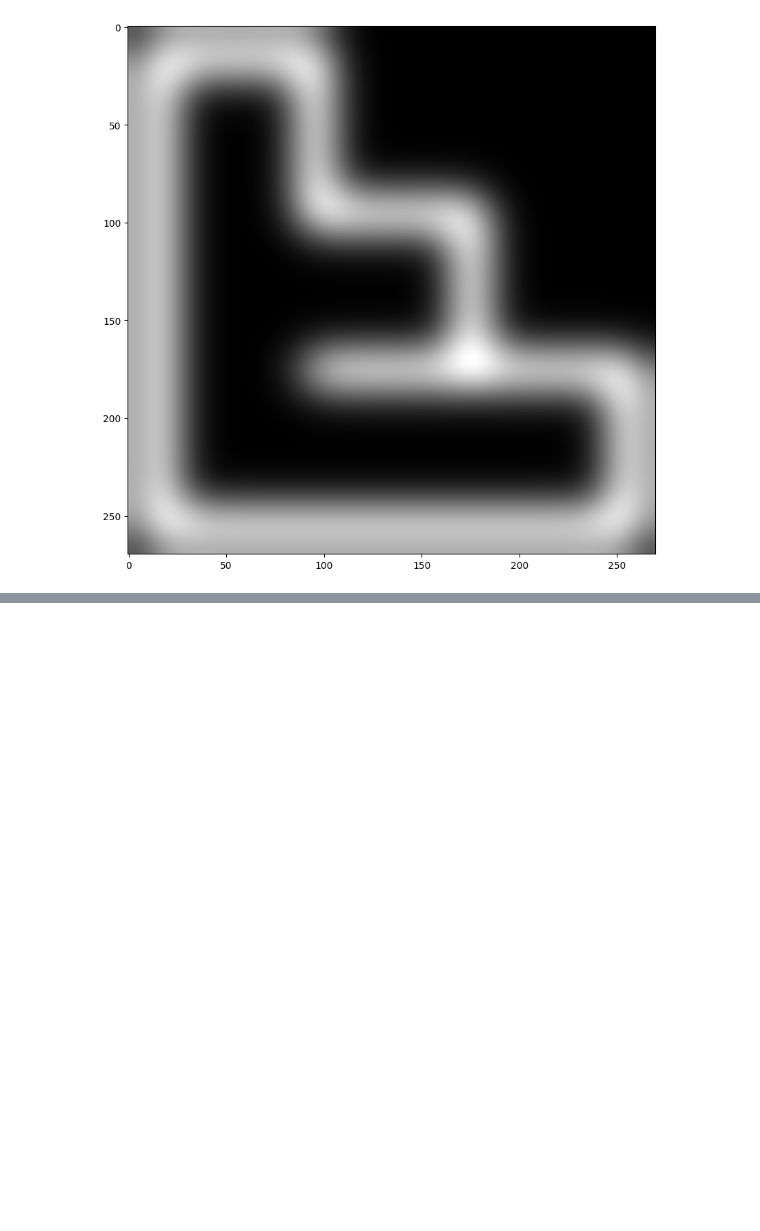
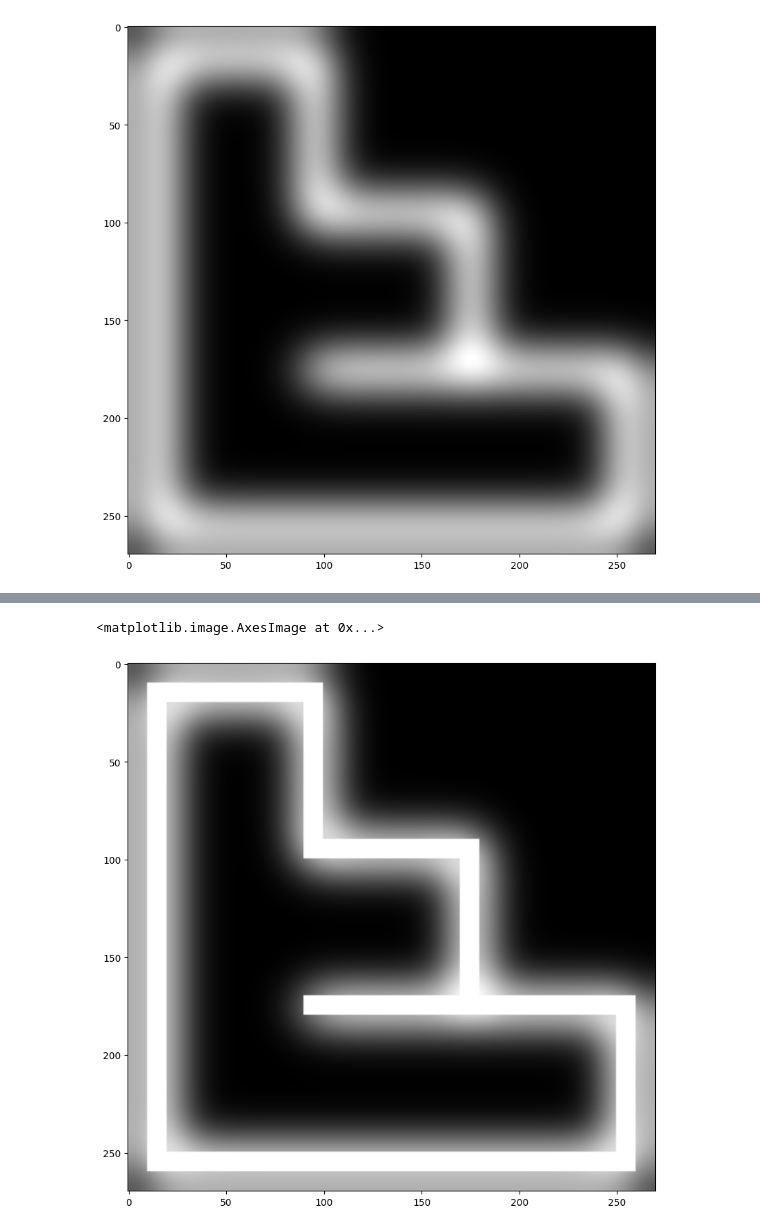
Before and after one commit to rir001/robmov_labs, a Jupyter notebook: test.ipynb, the cells around one changed output, grey strips where cells are left out. Drawn from its saved outputs; the diff is of its cells as text; code cells hidden in the pictures; blank space fills up the shorter version.

```diff
--- a/test.ipynb
+++ b/test.ipynb
@@ -306,0 +327,6 @@ plt.imshow(Go,cmap = "gray")
+# %%
+B[1>B] = 1/max_blur * B[1>B]
+plt.imshow(B,cmap = "gray")
+# %% [output]
+<matplotlib.image.AxesImage at 0x...>
+[figure, added]
```
Also changed, not shown: parts of 10 cells of this notebook.
